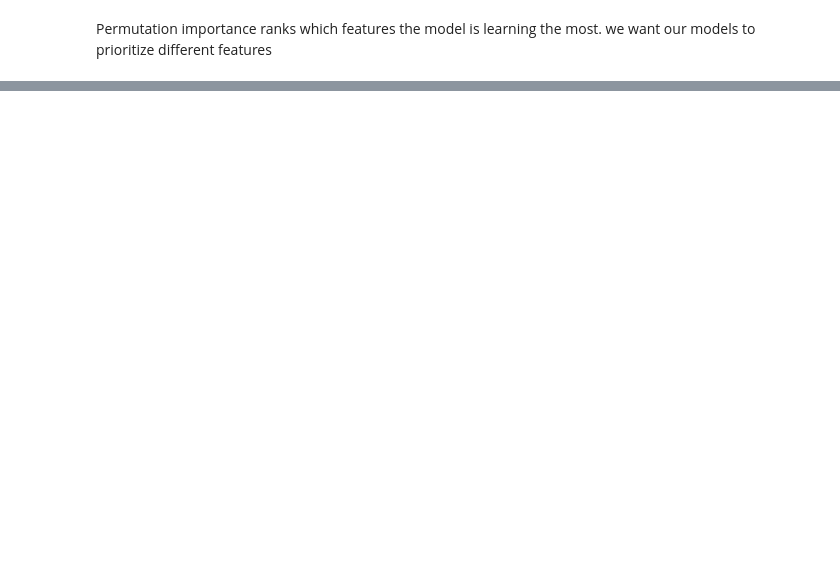
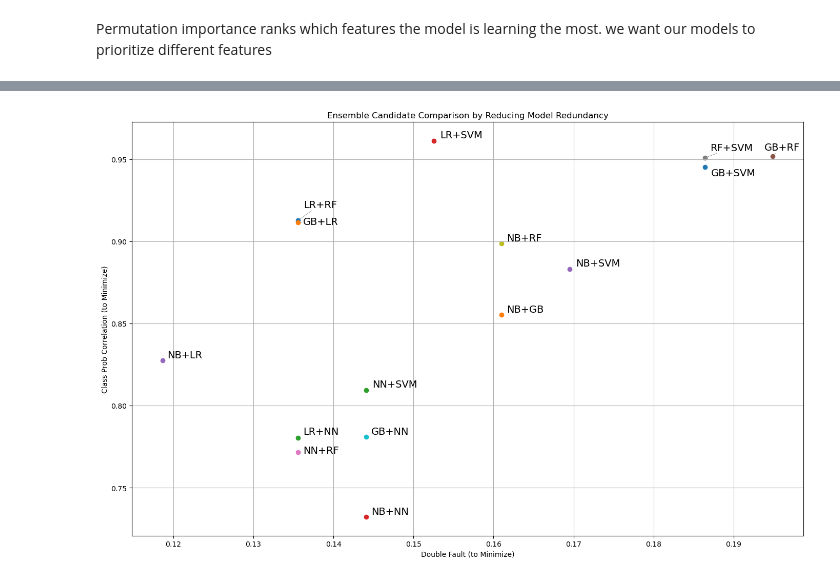
Before and after one commit to ecw70574/data_mining_course_project, a Jupyter notebook: TestingMerge.ipynb, the cells around one changed output, grey strips where cells are left out. Drawn from its saved outputs; the diff is of its cells as text; code cells hidden in the pictures; blank space fills up the shorter version.

```diff
--- a/TestingMerge.ipynb
+++ b/TestingMerge.ipynb
@@ -1723,0 +1914,5 @@ test_matchups['Season'] = 2025
+# %%
+best_svc = grid.best_estimator_
+y_pred = best_svc.predict(X_val_selected)
+print("Validation Accuracy:", accuracy_score(y_val, y_pred))
+print("ROC AUC Score:", roc_auc_score(y_val, y_pred))
@@ -1723,0 +2067,7 @@ test_matchups['Season'] = 2025
+# %%
+from itertools import combinations
+# can avoid comparing sgd because recall of class 1 too low and doesnt have a
+# probabilities function built in
+models = [best_lr,best_clf, best_gb, best_mlp, best_svc, best_gnb]
+model_pairs = list(combinations(models, 2))
+model_pairs
@@ -1723,0 +2092,8 @@ test_matchups['Season'] = 2025
+# %%
+comparisons = {}
+seen = set()
+for m1, m2 in combinations(models, 2):
+    key = tuple(sorted([type(m1).__name__, type(m2).__name__]))
+    if key not in seen:
+        seen.add(key)
+        comparisons[(m1, m2)] = compare_models(m1, m2, X_val_selected, y_val)
@@ -1723,0 +2135,52 @@ test_matchups['Season'] = 2025
+# %%
+import matplotlib.pyplot as plt
+from adjustText import adjust_text
+import numpy as np
+
+# Shortened model names
+short_names = {
+    "LogisticRegression": "LR",
+    "RandomForestClassifier": "RF",
+    "GradientBoostingClassifier": "GB",
+    "MLPClassifier": "NN",
+    "GaussianNB": "NB",
+    "SVC": "SVM"
+}
+
+# Abbreviated label generator
+def abbrev(model1, model2):
+    types = sorted([type(model1).__name__, type(model2).__name__])  # sort to make pairs consistent
+    return f"{short_names[types[0]]}+{short_names[types[1]]}"
+
+filtered = comparisons
+# Plotting
+plt.figure(figsize=(14, 9))
+texts = []
+used_coords = set()
+
+# Jitter to prevent overlap
+def jitter(x, y, delta=0.001):
+    while (round(x, 4), round(y, 4)) in used_coords:
+        x += np.random.uniform(-delta, delta)
+        y += np.random.uniform(-delta, delta)
+    used_coords.add((round(x, 4), round(y, 4)))
+    return x, y
+
+# Scatter points
+for (m1, m2), metrics in filtered.items():
+    x = metrics["double_fault"]
+    y = metrics["pearson_correlation"]
+    label = abbrev(m1, m2)
+    x, y = jitter(x, y)
+    plt.scatter(x, y)
+    texts.append(plt.text(x, y, label, fontsize=14))
+
+adjust_text(texts, arrowprops=dict(arrowstyle="-", color='gray', lw=0.5))
+plt.title("Ensemble Candidate Comparison by Reducing Model Redundancy")
+plt.xlabel("Double Fault (to Minimize)")
+plt.ylabel("Class Prob Correlation (to Minimize)")
+plt.grid(True)
+plt.tight_layout()
+plt.show()
+# %% [output]
+[figure, added]
```
Also changed, not shown: parts of 109 cells of this notebook, 10 other files.
